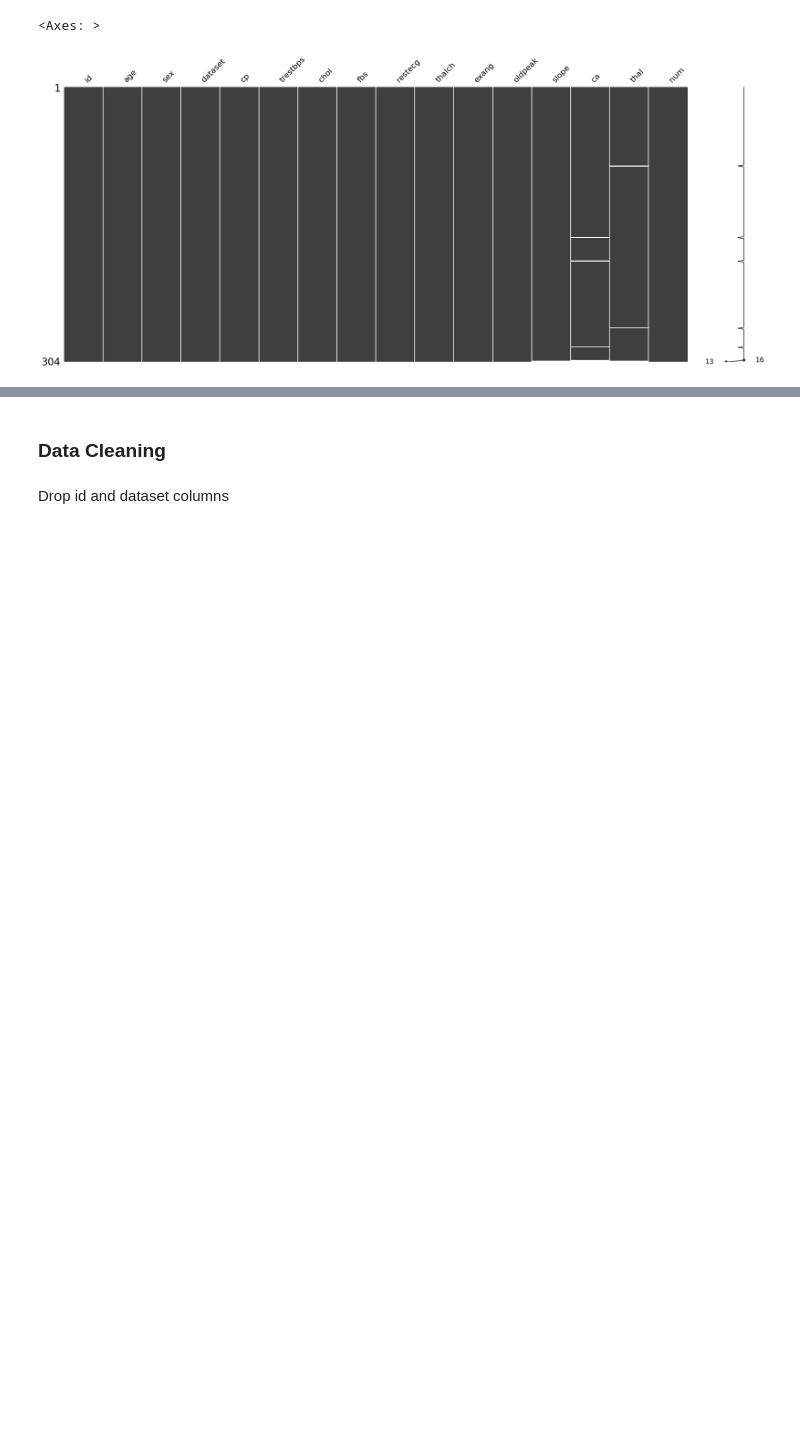
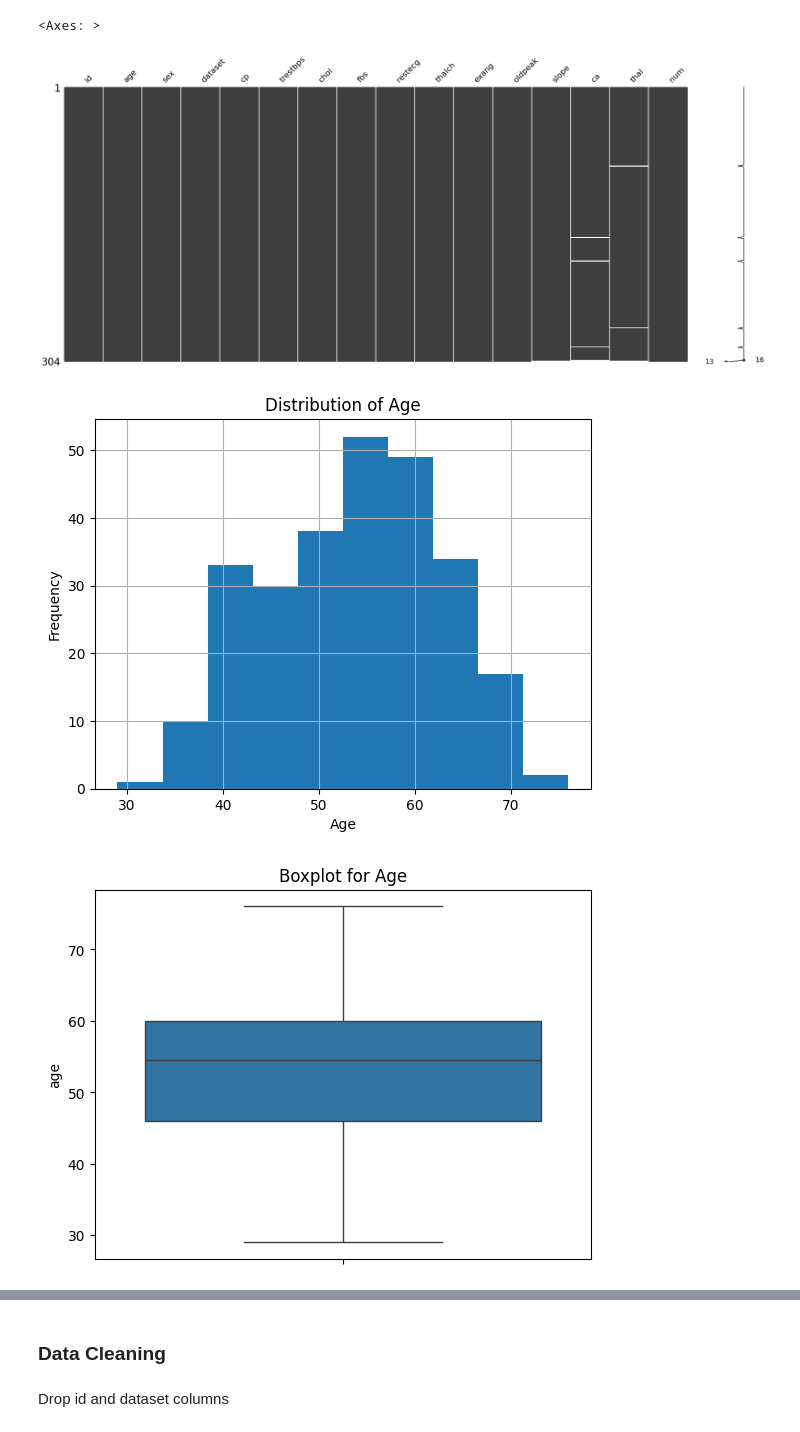
Before and after one commit to adriacv17/Capstone-Project-Heart-Disease, a Jupyter notebook: heart_disease_prediction.ipynb, the cells around one changed output, grey strips where cells are left out. Cells and saved outputs as stored; diff of their text form; code cells hidden in the pictures; blank space fills up the shorter version.

```diff
--- a/heart_disease_prediction.ipynb
+++ b/heart_disease_prediction.ipynb
@@ -105,3 +107,19 @@ num         0
 dtype: int64
 <Axes: >
 [figure]
+# %%
+
+# Histogram for 'age'
+cleveland_df['age'].hist(bins=10)
+plt.title('Distribution of Age')
+plt.xlabel('Age')
+plt.ylabel('Frequency')
+plt.show()
+
+# Boxplot to detect outliers
+sns.boxplot(data=cleveland_df['age'])
+plt.title('Boxplot for Age')
+plt.show()
+# %% [output]
+[figure, added]
+[figure, added]
```
Also changed, not shown: parts of 12 cells of this notebook.
